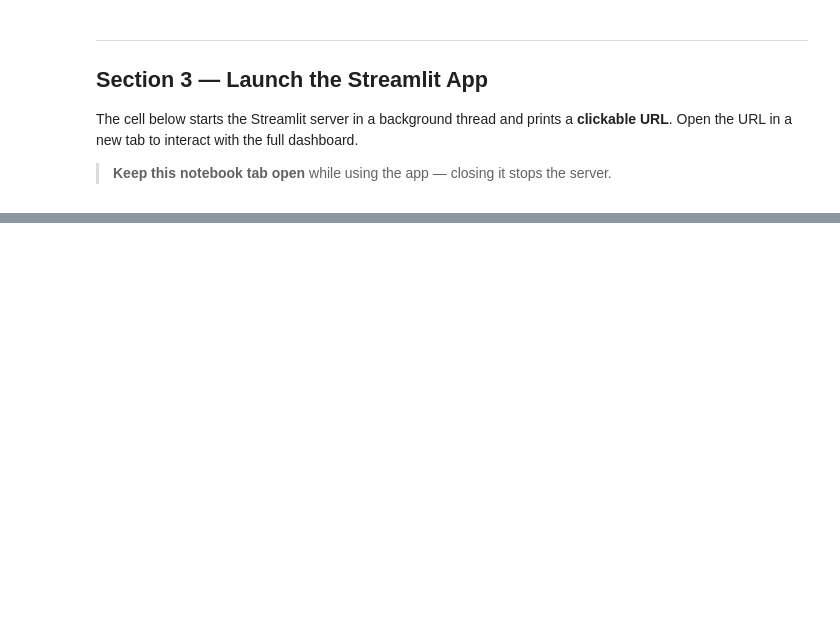
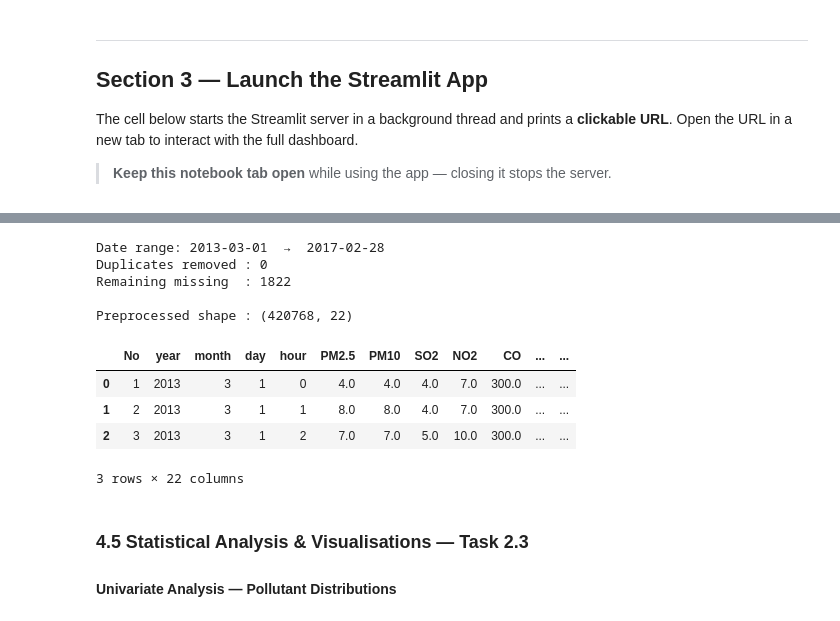
Before and after one commit to Jiyaulhaq1432/Data-Analysis-Air-quality-Analyser-web-app, a Jupyter notebook: Beijing_AQA.ipynb, the cells around one changed output, grey strips where cells are left out. Saved outputs shown, nothing was run; the diff lists cells and outputs as text; code cells hidden in the pictures; blank space fills up the shorter version.

```diff
--- a/Beijing_AQA.ipynb
+++ b/Beijing_AQA.ipynb
@@ -1336,0 +1583,55 @@ else:
+# %%
+# ── Full preprocessing pipeline ───────────────────────────────────────────────
+df = df_raw.copy()
+
+# 1 · Build datetime index
+df["datetime"] = pd.to_datetime(df[["year","month","day","hour"]])
+df = df.sort_values(["station","datetime"]).reset_index(drop=True)
+print(f"Date range: {df['datetime'].min().date()}  →  {df['datetime'].max().date()}")
+
+# 2 · Remove exact duplicates
+n_before = len(df)
+df.drop_duplicates(inplace=True)
+print(f"Duplicates removed : {n_before - len(df)}")
+
+# 3 · Forward/backward fill per station (preserves temporal patterns)
+POLLUTANTS = [c for c in ["PM2.5","PM10","SO2","NO2","CO","O3"]     if c in df.columns]
+METEO      = [c for c in ["TEMP","PRES","DEWP","RAIN","WSPM"]       if c in df.columns]
+
+for col in POLLUTANTS + METEO:
+    df[col] = df.groupby("station")[col].transform(lambda x: x.ffill().bfill())
+
+print(f"Remaining missing  : {df.isnull().sum().sum()}")
+
+# 4 · Feature engineering
+df["season"] = df["month"].map({
+    12:"Winter", 1:"Winter",  2:"Winter",
+    3:"Spring",  4:"Spring",  5:"Spring",
+    6:"Summer",  7:"Summer",  8:"Summer",
+    9:"Autumn",  10:"Autumn", 11:"Autumn",
+})
+df["is_weekend"] = (df["datetime"].dt.dayofweek >= 5).astype(int)
+
+# AQI category (US EPA PM2.5 breakpoints)
+if "PM2.5" in df.columns:
+    bins   = [0, 12, 35.4, 55.4, 150.4, 250.4, float("inf")]
+    labels = ["Good","Moderate","USG","Unhealthy","Very Unhealthy","Hazardous"]
+    df["AQI_Cat"] = pd.cut(df["PM2.5"], bins=bins, labels=labels)
+
+print(f"\nPreprocessed shape : {df.shape}")
+df.head(3)
+# %% [output]
+Date range: 2013-03-01  →  2017-02-28
+Duplicates removed : 0
+Remaining missing  : 1822
+
+Preprocessed shape : (420768, 22)
+|  | No | year | month | day | hour | PM2.5 | PM10 | SO2 | NO2 | CO | ... | ... |
+| 0 | 1 | 2013 | 3 | 1 | 0 | 4.0 | 4.0 | 4.0 | 7.0 | 300.0 | ... | ... |
+| 1 | 2 | 2013 | 3 | 1 | 1 | 8.0 | 8.0 | 4.0 | 7.0 | 300.0 | ... | ... |
+| 2 | 3 | 2013 | 3 | 1 | 2 | 7.0 | 7.0 | 5.0 | 10.0 | 300.0 | ... | ... |
+3 rows × 22 columns
+# %% [markdown]
+### 4.5 Statistical Analysis & Visualisations — Task 2.3
+
+#### Univariate Analysis — Pollutant Distributions
```
Also changed, not shown: parts of 12 cells of this notebook.
